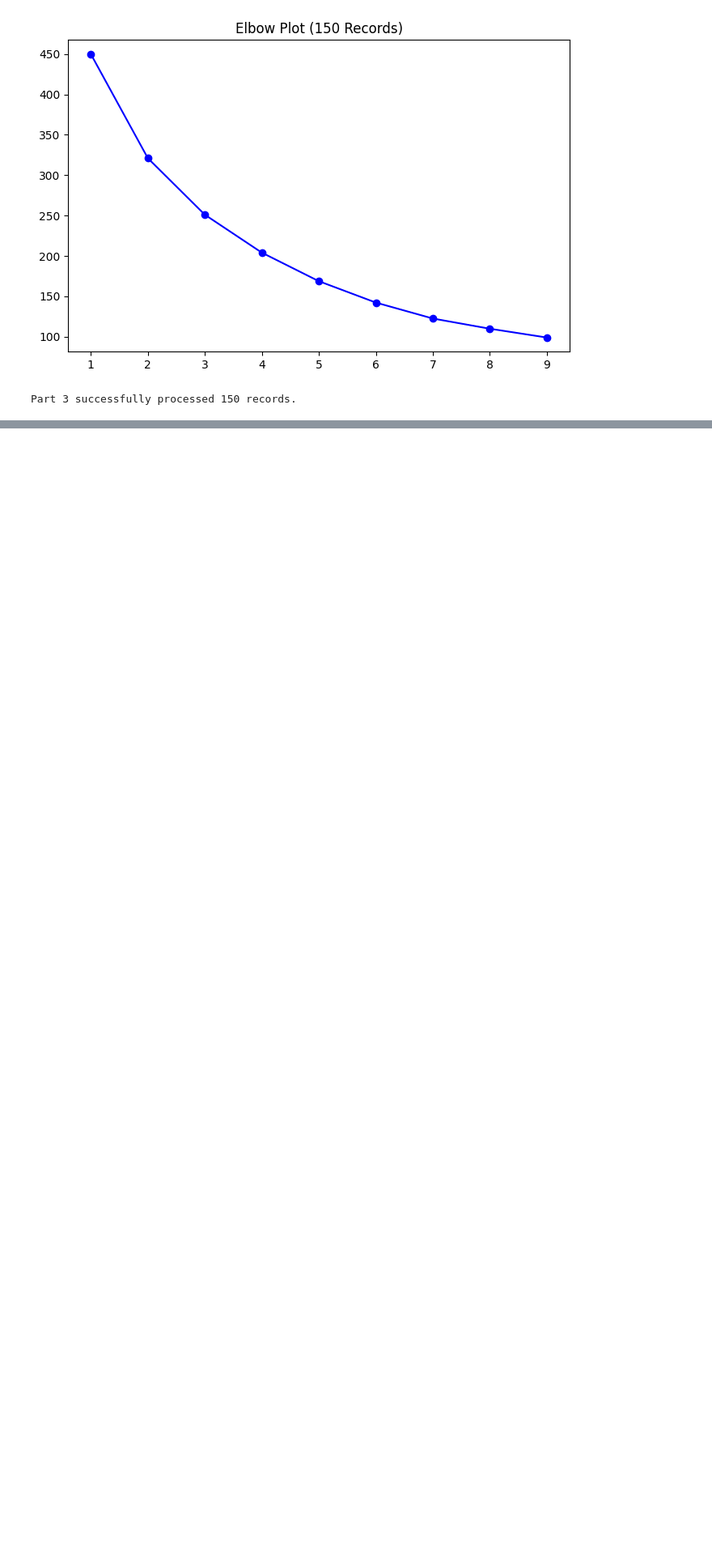
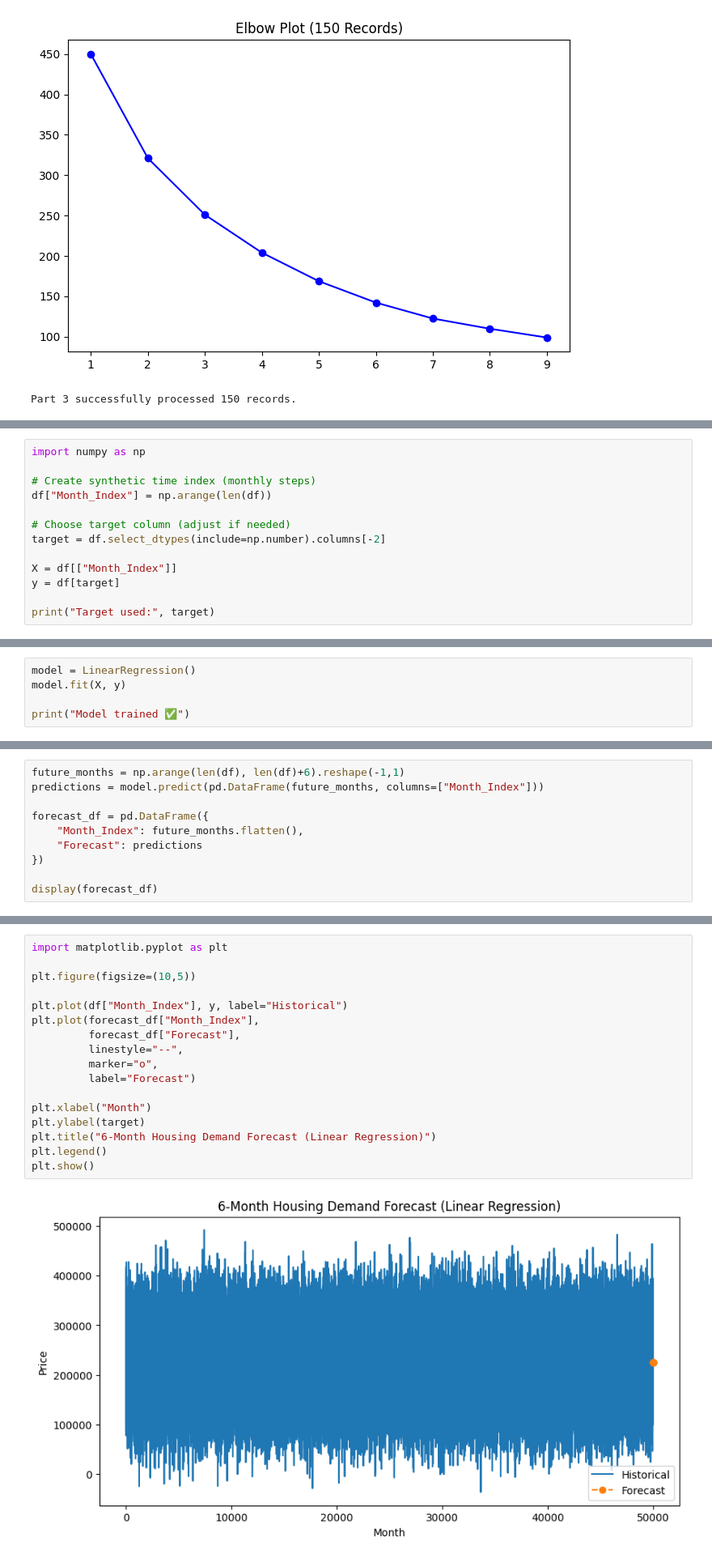
Before and after one commit to Elvin-Cloud/ST2026Elvin, a Jupyter notebook: Coding_Exercise_ML_Basics_CAREY.ipynb, the cells around one changed output, grey strips where cells are left out. Shown at 81% size. Cells and saved outputs as stored; diff of their text form; blank space fills up the shorter version.

```diff
--- a/Coding_Exercise_ML_Basics_CAREY.ipynb
+++ b/Coding_Exercise_ML_Basics_CAREY.ipynb
@@ -237,0 +274,13 @@ Part 3 successfully processed 150 records.
+# %%
+import numpy as np
+
+# Create synthetic time index (monthly steps)
+df["Month_Index"] = np.arange(len(df))
+
+# Choose target column (adjust if needed)
+target = df.select_dtypes(include=np.number).columns[-2]
+
+X = df[["Month_Index"]]
+y = df[target]
+
+print("Target used:", target)
@@ -237,0 +291,5 @@ Part 3 successfully processed 150 records.
+# %%
+model = LinearRegression()
+model.fit(X, y)
+
+print("Model trained ✅")
@@ -237,0 +300,10 @@ Part 3 successfully processed 150 records.
+# %%
+future_months = np.arange(len(df), len(df)+6).reshape(-1,1)
+predictions = model.predict(pd.DataFrame(future_months, columns=["Month_Index"]))
+
+forecast_df = pd.DataFrame({
+    "Month_Index": future_months.flatten(),
+    "Forecast": predictions
+})
+
+display(forecast_df)
@@ -237,0 +320,19 @@ Part 3 successfully processed 150 records.
+# %%
+import matplotlib.pyplot as plt
+
+plt.figure(figsize=(10,5))
+
+plt.plot(df["Month_Index"], y, label="Historical")
+plt.plot(forecast_df["Month_Index"],
+         forecast_df["Forecast"],
+         linestyle="--",
+         marker="o",
+         label="Forecast")
+
+plt.xlabel("Month")
+plt.ylabel(target)
+plt.title("6-Month Housing Demand Forecast (Linear Regression)")
+plt.legend()
+plt.show()
+# %% [output]
+[figure, added]
```
Also changed, not shown: parts of 13 cells of this notebook.
